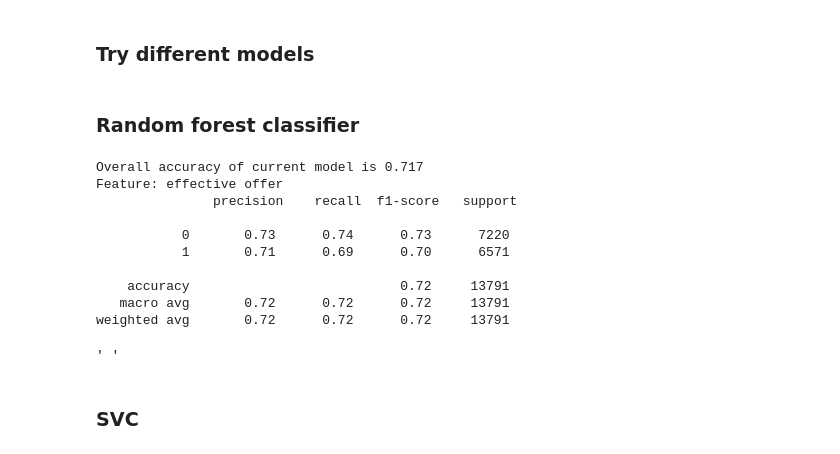
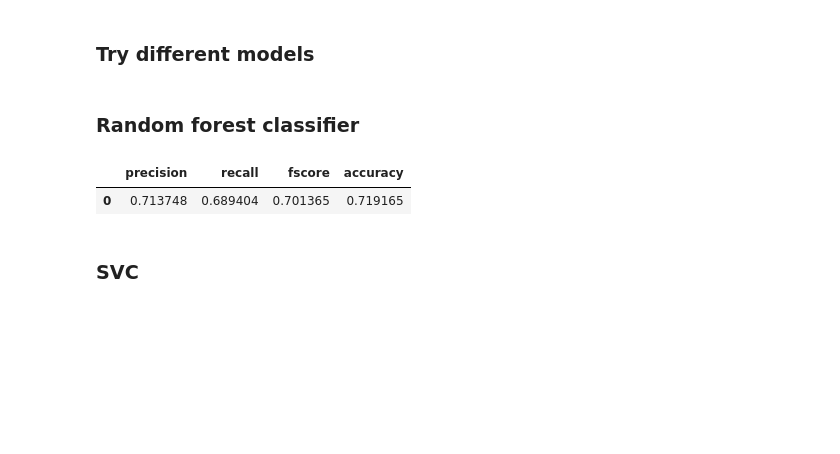
Before and after one commit to xmjuan/starbucks_capstone, a Jupyter notebook: Starbucks_Capstone_notebook.ipynb, the cells around one changed output. Saved outputs shown, nothing was run; the diff lists cells and outputs as text; code cells hidden in the pictures; blank space fills up the shorter version.

Commit message:
adjusted model

```diff
--- a/Starbucks_Capstone_notebook.ipynb
+++ b/Starbucks_Capstone_notebook.ipynb
@@ -912,22 +883,3 @@ pipeline_rfc = Pipeline([
 # fit model
 pipeline_rfc.fit(X_train, y_train)
 y_pred_rfc = pipeline_rfc.predict(X_test)
-# %%
-def display_results(y_pred, y_test):
-    """Method to iterate classification report per target and overall accuracy
-
-    Args:
-    y_pred: panda series
-    y_test: panda series
-
-    Returns:
-    None
-    """
-    # calculated overall accuracy
-    print('Overall accuracy of current model is {:.3f}'.format(accuracy_score(y_test, y_pred)))
-
-    # classification report per column
-    col_name = 'effective_offer'
-
-    results = classification_report(y_test, y_pred)
-    print('Feature:', 'effective offer', '\n', results)
@@ -934,25 +942,10 @@ def display_results(y_pred, y_test):
+# %%
+rfc_result = model_results()
 # %%
-display_results(y_pred_rfc, y_test)
+rfc_result.calculate_results(y_pred_rfc, y_test)
 # %% [output]
-Overall accuracy of current model is 0.717
-Feature: effective offer
-               precision    recall  f1-score   support
-
-           0       0.73      0.74      0.73      7220
-           1       0.71      0.69      0.70      6571
-
-    accuracy                           0.72     13791
-   macro avg       0.72      0.72      0.72     13791
-weighted avg       0.72      0.72      0.72     13791
+|  | precision | recall | fscore | accuracy |
+| 0 | 0.713748 | 0.689404 | 0.701365 | 0.719165 |
-# %%
-
-precision,recall,fscore,support=score(y_true,y_pred,average='macro')
-print 'Precision : {}'.format(precision)
-print 'Recall    : {}'.format(recall)
-print 'F-score   : {}'.format(fscore)
-print 'Support   : {}'.format(support)
-# %% [output]
-' '
 # %% [markdown]
 ### SVC
 # %%
```
Also changed, not shown: parts of 10 cells of this notebook.
